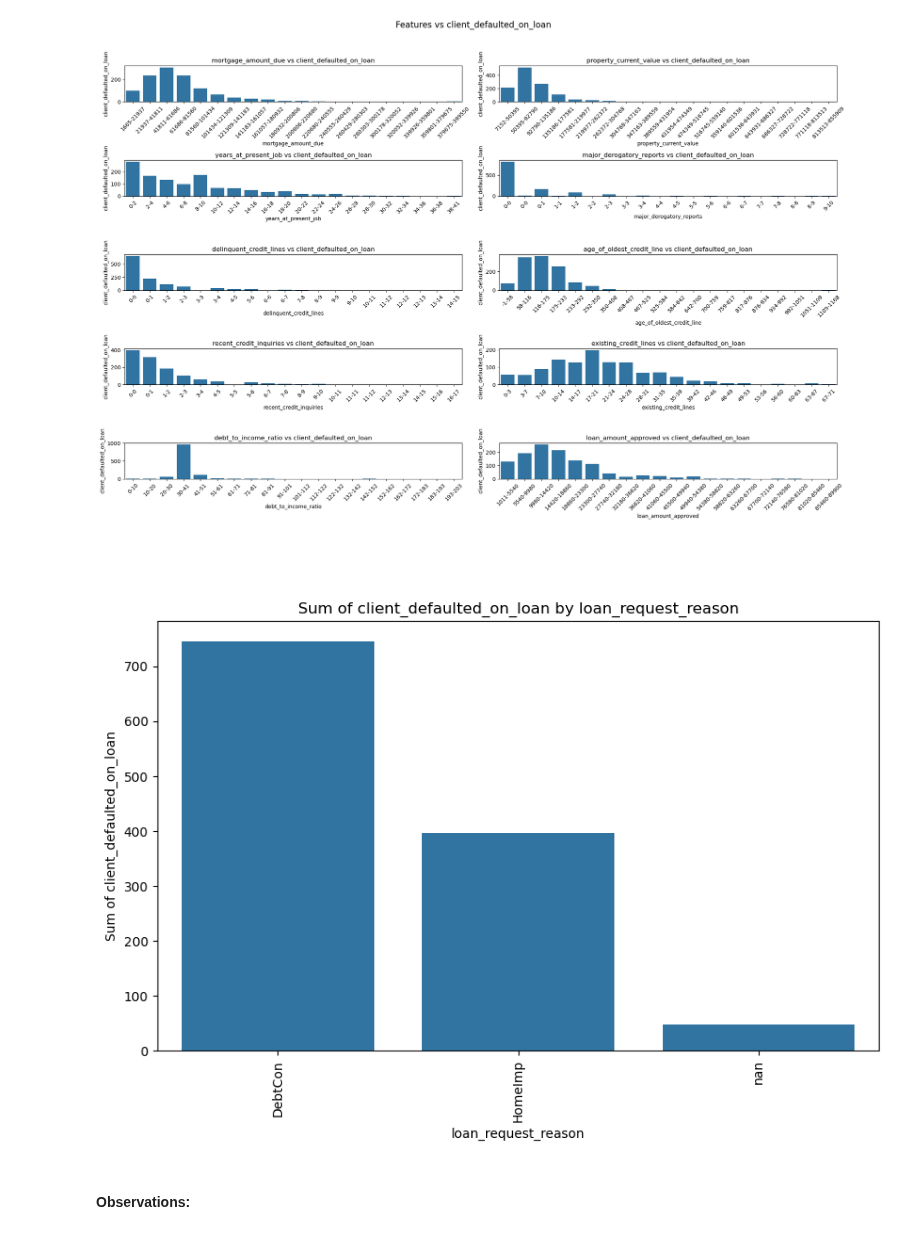
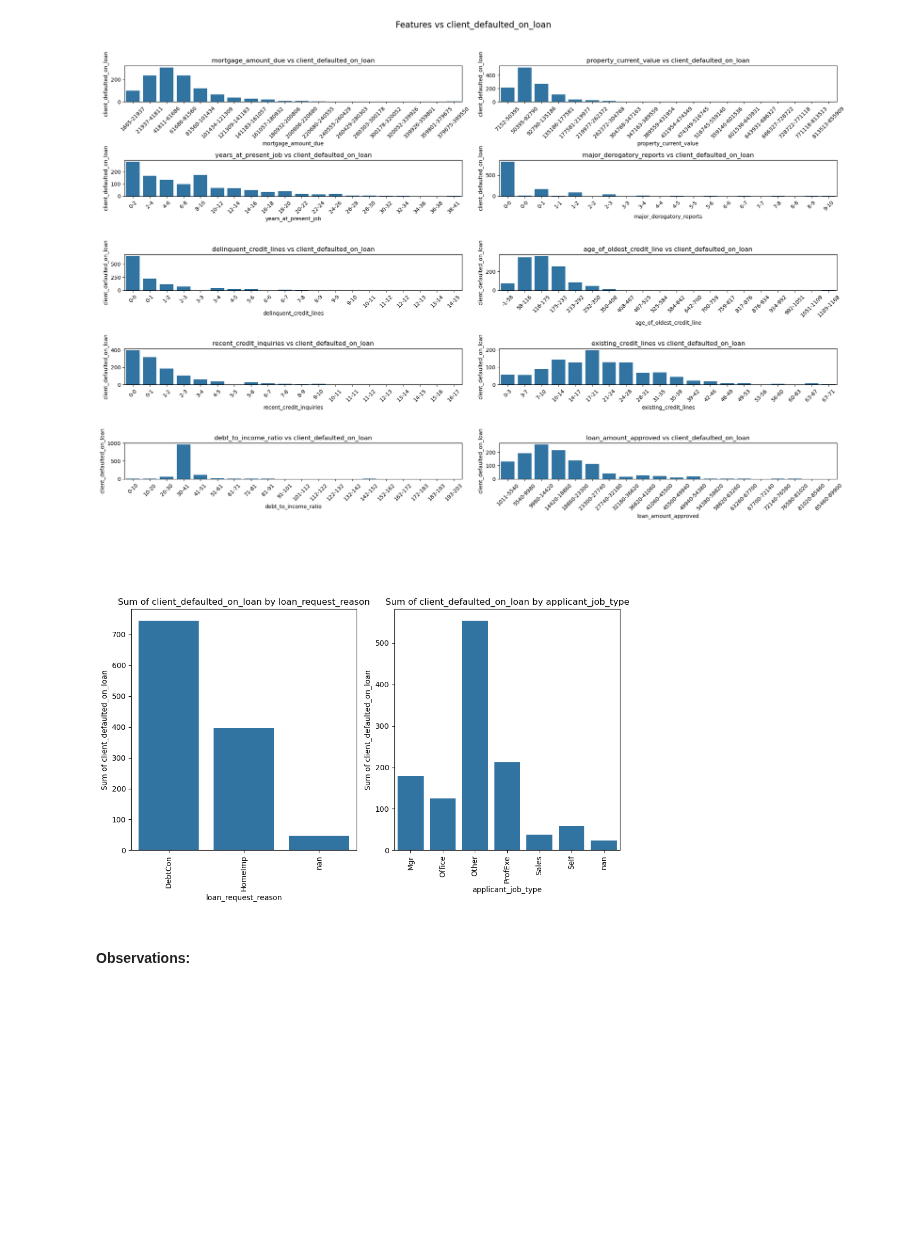
Before and after one commit to vmagar1729/analytiqbit, a Jupyter notebook: notebooks/Capstone_Project_Reference_Notebook_Loan_Default_Prediction_Full_Code.ipynb, the cells around one changed output. Drawn from its saved outputs; the diff is of its cells as text; code cells hidden in the pictures; blank space fills up the shorter version.

```diff
--- a/notebooks/Capstone_Project_Reference_Notebook_Loan_Default_Prediction_Full_Code.ipynb
+++ b/notebooks/Capstone_Project_Reference_Notebook_Loan_Default_Prediction_Full_Code.ipynb
@@ -492,20 +493,53 @@ print(sorted_unique_correlations)
 plot_binned_features(default_imputed, num_cols, 'client_defaulted_on_loan', 20)
 # %% [output]
 [figure]
-# %%
-# data
-summed_data = default_imputed.groupby('loan_request_reason')['client_defaulted_on_loan'].sum().reset_index()
-
-# Create the barplot
-plt.figure(figsize=(10, 6))  # Create a new figure
-sns.barplot(x='loan_request_reason', y='client_defaulted_on_loan', data=summed_data)
-plt.title('Sum of client_defaulted_on_loan by loan_request_reason')
-plt.xlabel('loan_request_reason')
-plt.ylabel('Sum of client_defaulted_on_loan')
-plt.xticks(rotation=90)  # Rotate x-axis labels for better readability
-plt.show()
-# %% [output]
-[figure, removed]
+# %%
+def plot_grouped_barplots(data, features, target, figsize=(15, 6)):
+    """
+    Plots grouped barplots for a list of features against a target variable.
+
+    Parameters:
+        data (pd.DataFrame): The input dataset.
+        features (list): List of features to group by.
+        target (str): The target variable to sum for each group.
+        figsize (tuple): Size of each subplot figure. Default is (15, 6).
+
+    Returns:
+        None: Displays the plots.
+    """
+    # Determine grid size for subplots
+    num_features = len(features)
+    n_cols = 3  # Number of columns per row
+    n_rows = math.ceil(num_features / n_cols)
+
+    # Create subplots
+    fig, axes = plt.subplots(n_rows, n_cols, figsize=(figsize[0], figsize[1] * n_rows))
+    axes = axes.flatten()  # Flatten the axes array for easy indexing
+
+    # Iterate over features and create barplots
+    for i, feature in enumerate(features):
+        # Group and sum data
+        summed_data = data.groupby(feature)[target].sum().reset_index()
+
+        # Create barplot
+        sns.barplot(x=feature, y=target, data=summed_data, ax=axes[i])
+        axes[i].set_title(f'Sum of {target} by {feature}')
+        axes[i].set_xlabel(feature)
+        axes[i].set_ylabel(f'Sum of {target}')
+        axes[i].tick_params(axis='x', rotation=90)  # Rotate x-axis labels for better readability
+
+    # Turn off any unused subplots
+    for j in range(num_features, len(axes)):
+        axes[j].axis('off')
+
+    # Adjust layout and display the plots
+    plt.tight_layout()
+    plt.show()
+
+
+plot_grouped_barplots(default_imputed, cat_cols, 'client_defaulted_on_loan')
+# %% [output]
+[figure, added]
 # %% [markdown]
 #### Observations:
 # %%
```
Also changed, not shown: parts of 9 cells of this notebook.
